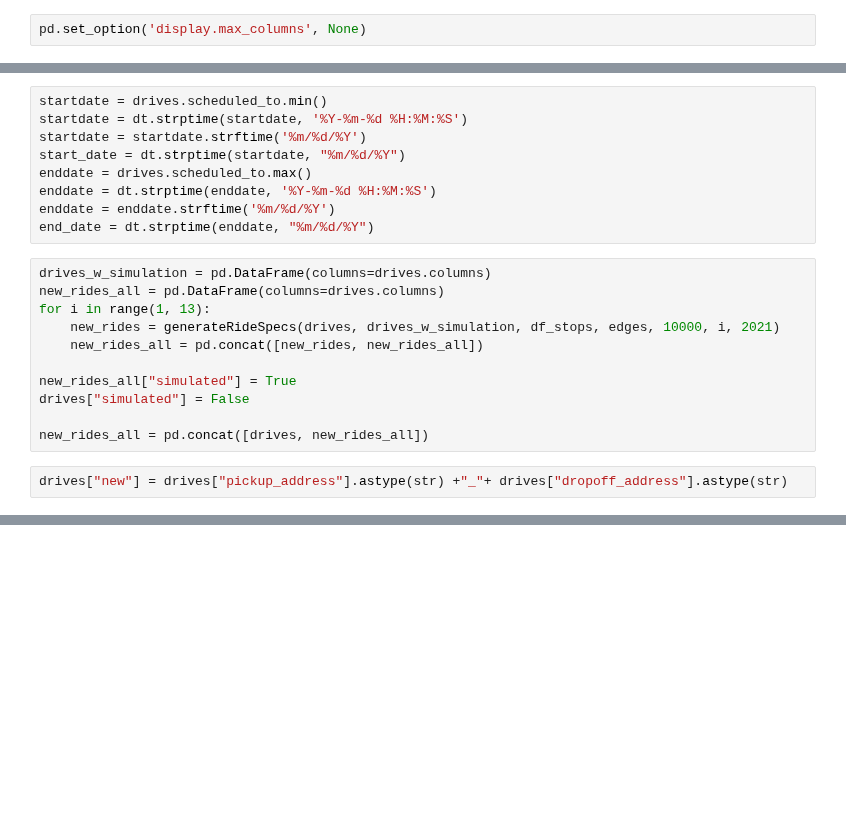
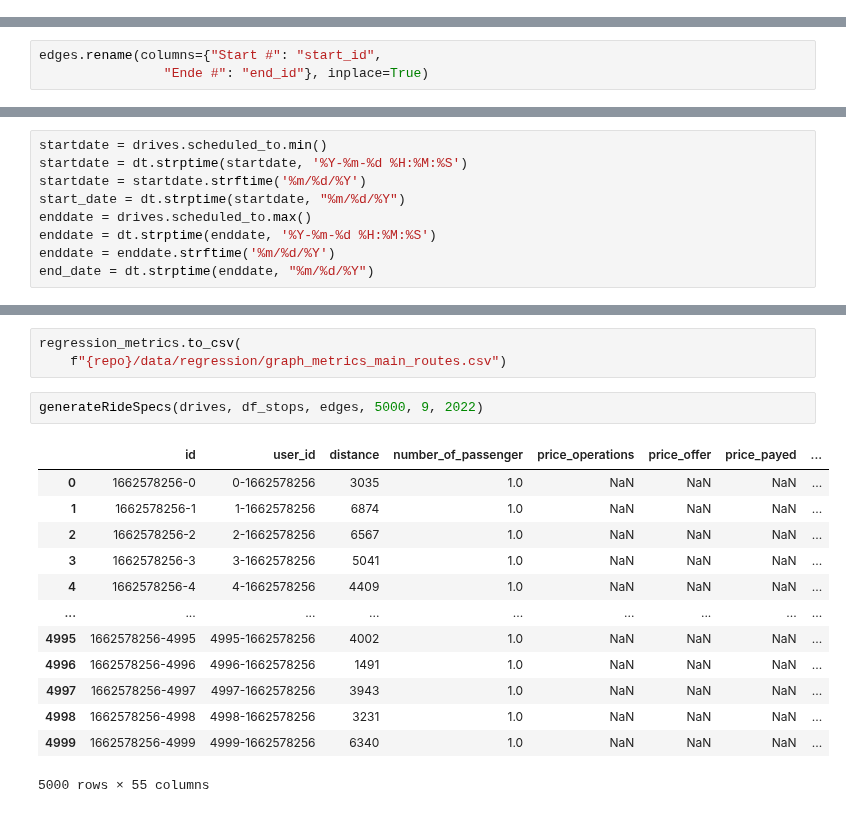
Before and after one commit to Lukas-Dierkes/vehicle-stream-team-project, a Jupyter notebook: vehicle_stream_pipeline/playground.ipynb, the cells around one changed output, grey strips where cells are left out. Saved outputs shown, nothing was run; the diff lists cells and outputs as text; blank space fills up the shorter version.

```diff
--- a/vehicle_stream_pipeline/playground.ipynb
+++ b/vehicle_stream_pipeline/playground.ipynb
@@ -13,2 +15,0 @@ repo = git.Repo(".", search_parent_directories=True).git.rev_parse(
-# %%
-pd.set_option('display.max_columns', None)
@@ -171,6 +17,9 @@ df_clean.to_excel(r'/Users/ericchittka/Downloads/data_cleaned.xlsx')
 drives = pd.read_csv(f"{repo}/data/cleaning/data_cleaned.csv")
 drives = drives[(drives["state"] == "completed")]
 edges = pd.read_excel(f"{repo}/data/other/MoDstops+Preismodell.xlsx", sheet_name= 'Liste 2022')
+# %%
+edges.rename(columns={"Start #": "start_id",
+                "Ende #": "end_id"}, inplace=True)
 # %%
 df_stops = pd.read_excel(
     f"{repo}/data/other/MoDstops+Preismodell.xlsx", sheet_name='MoDstops')
@@ -183,16 +32,3 @@ enddate = drives.scheduled_to.max()
 enddate = dt.strptime(enddate, '%Y-%m-%d %H:%M:%S')
 enddate = enddate.strftime('%m/%d/%Y')
 end_date = dt.strptime(enddate, "%m/%d/%Y")
-# %%
-drives_w_simulation = pd.DataFrame(columns=drives.columns)
-new_rides_all = pd.DataFrame(columns=drives.columns)
-for i in range(1, 13):
-    new_rides = generateRideSpecs(drives, drives_w_simulation, df_stops, edges, 10000, i, 2021)
-    new_rides_all = pd.concat([new_rides, new_rides_all])
-
-new_rides_all["simulated"] = True
-drives["simulated"] = False
-
-new_rides_all = pd.concat([drives, new_rides_all])
-# %%
-drives["new"] = drives["pickup_address"].astype(str) +"_"+ drives["dropoff_address"].astype(str)
@@ -250,0 +210,19 @@ b
+# %%
+regression_metrics.to_csv(
+    f"{repo}/data/regression/graph_metrics_main_routes.csv")
+# %%
+generateRideSpecs(drives, df_stops, edges, 5000, 9, 2022)
+# %% [output]
+|  | id | user_id | distance | number_of_passenger | price_operations | price_offer | price_payed | ... |
+| 0 | 1662578256-0 | 0-1662578256 | 3035 | 1.0 | NaN | NaN | NaN | ... |
+| 1 | 1662578256-1 | 1-1662578256 | 6874 | 1.0 | NaN | NaN | NaN | ... |
+| 2 | 1662578256-2 | 2-1662578256 | 6567 | 1.0 | NaN | NaN | NaN | ... |
+| 3 | 1662578256-3 | 3-1662578256 | 5041 | 1.0 | NaN | NaN | NaN | ... |
+| 4 | 1662578256-4 | 4-1662578256 | 4409 | 1.0 | NaN | NaN | NaN | ... |
+| ... | ... | ... | ... | ... | ... | ... | ... | ... |
+| 4995 | 1662578256-4995 | 4995-1662578256 | 4002 | 1.0 | NaN | NaN | NaN | ... |
+| 4996 | 1662578256-4996 | 4996-1662578256 | 1491 | 1.0 | NaN | NaN | NaN | ... |
+| 4997 | 1662578256-4997 | 4997-1662578256 | 3943 | 1.0 | NaN | NaN | NaN | ... |
+| 4998 | 1662578256-4998 | 4998-1662578256 | 3231 | 1.0 | NaN | NaN | NaN | ... |
+| 4999 | 1662578256-4999 | 4999-1662578256 | 6340 | 1.0 | NaN | NaN | NaN | ... |
+5000 rows × 55 columns
```
Also changed, not shown: parts of 49 cells of this notebook, 2 other files.
